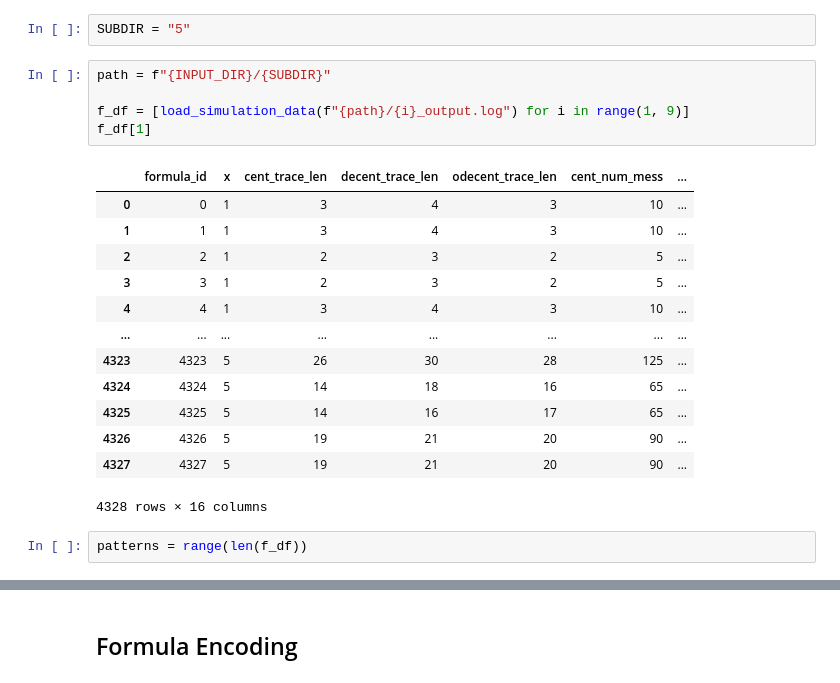
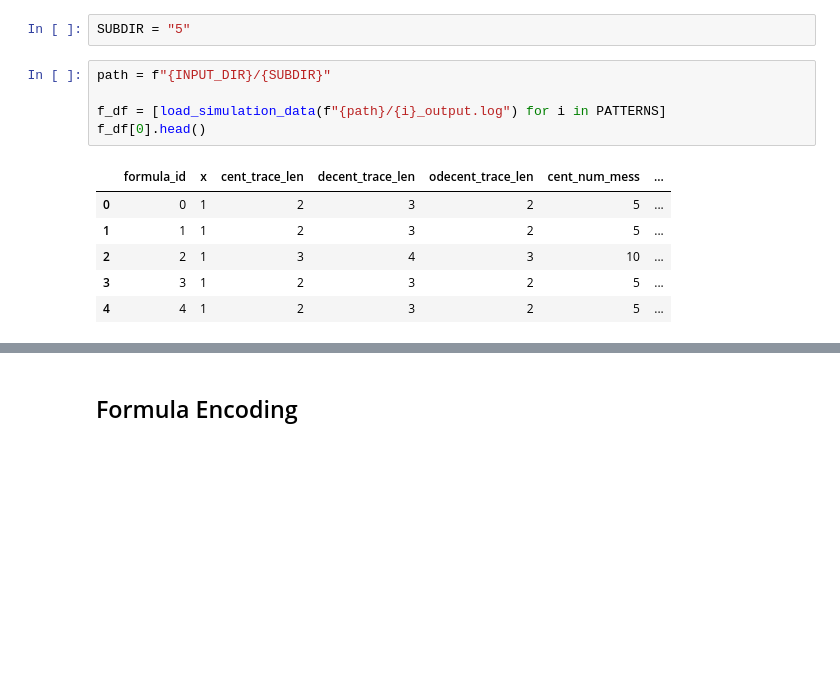
Before and after one commit to ennioVisco/predicting-decentmon, a Jupyter notebook: full_data_5.ipynb, the cells around one changed output, grey strips where cells are left out. Cells and saved outputs as stored; diff of their text form; blank space fills up the shorter version.

```diff
--- a/full_data_5.ipynb
+++ b/full_data_5.ipynb
@@ -12,22 +12,13 @@ SUBDIR = "5"
 # %%
 path = f"{INPUT_DIR}/{SUBDIR}"
 
-f_df = [load_simulation_data(f"{path}/{i}_output.log") for i in range(1, 9)]
-f_df[1]
+f_df = [load_simulation_data(f"{path}/{i}_output.log") for i in PATTERNS]
+f_df[0].head()
 # %% [output]
 |  | formula_id | x | cent_trace_len | decent_trace_len | odecent_trace_len | cent_num_mess | ... |
-| 0 | 0 | 1 | 3 | 4 | 3 | 10 | ... |
-| 1 | 1 | 1 | 3 | 4 | 3 | 10 | ... |
-| 2 | 2 | 1 | 2 | 3 | 2 | 5 | ... |
+| 0 | 0 | 1 | 2 | 3 | 2 | 5 | ... |
+| 1 | 1 | 1 | 2 | 3 | 2 | 5 | ... |
+| 2 | 2 | 1 | 3 | 4 | 3 | 10 | ... |
 | 3 | 3 | 1 | 2 | 3 | 2 | 5 | ... |
-| 4 | 4 | 1 | 3 | 4 | 3 | 10 | ... |
-| ... | ... | ... | ... | ... | ... | ... | ... |
-| 4323 | 4323 | 5 | 26 | 30 | 28 | 125 | ... |
-| 4324 | 4324 | 5 | 14 | 18 | 16 | 65 | ... |
-| 4325 | 4325 | 5 | 14 | 16 | 17 | 65 | ... |
-| 4326 | 4326 | 5 | 19 | 21 | 20 | 90 | ... |
-| 4327 | 4327 | 5 | 19 | 21 | 20 | 90 | ... |
+| 4 | 4 | 1 | 2 | 3 | 2 | 5 | ... |
-4328 rows × 16 columns
-# %%
-patterns = range(len(f_df))
 # %%
```
Also changed, not shown: parts of 15 cells of this notebook, 11 other files.
